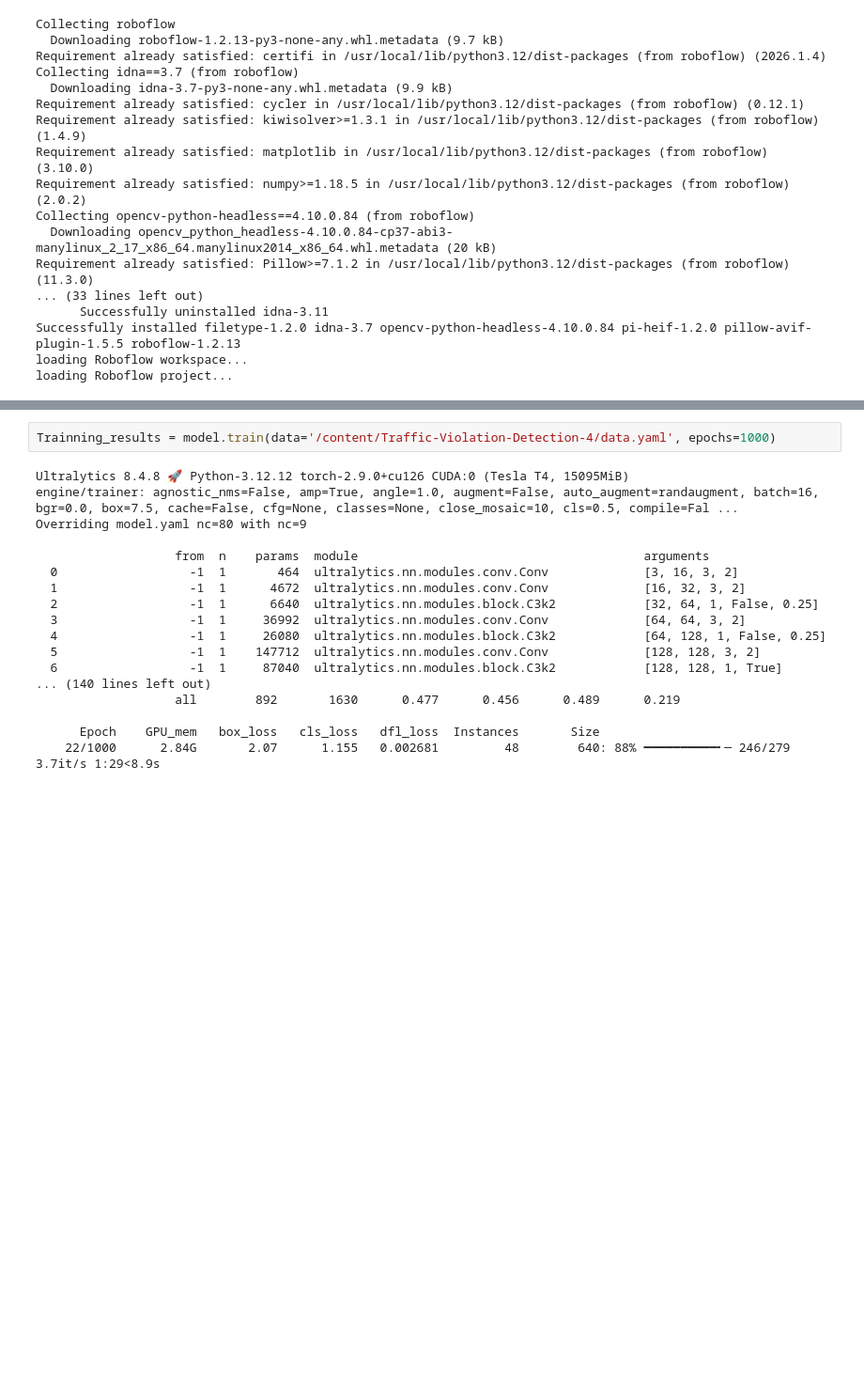
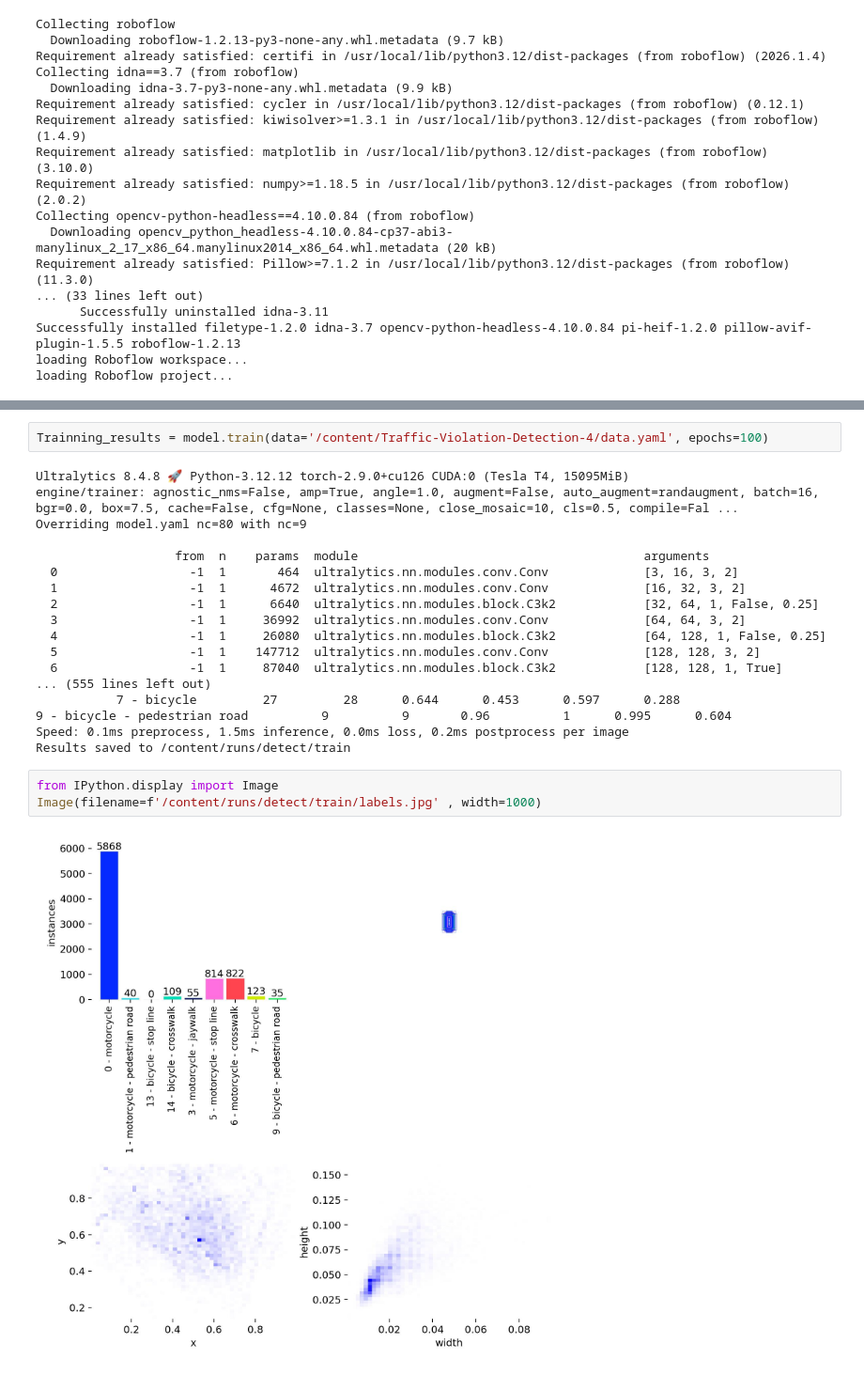
Before and after one commit to ramnoa/NanoTraffic, a Jupyter notebook: Traffic_Violation_.ipynb, the cells around one changed output, grey strips where cells are left out. Shown at 94% size. Saved outputs shown, nothing was run; the diff lists cells and outputs as text; blank space fills up the shorter version.

```diff
--- a/Traffic_Violation_.ipynb
+++ b/Traffic_Violation_.ipynb
@@ -52,7 +52,7 @@ Creating new Ultralytics Settings v0.0.6 file ✅
 View Ultralytics Settings with 'yolo settings' or at '/root/.config/Ultralytics/settings.json'
 Update Settings with 'yolo settings key=value', i.e. 'yolo settings runs_dir=path/to/dir'. For help see https://docs.ultralytics.com/quickstart/#ultralytics-settings.
 # %%
-Trainning_results = model.train(data='/content/Traffic-Violation-Detection-4/data.yaml', epochs=1000)
+Trainning_results = model.train(data='/content/Traffic-Violation-Detection-4/data.yaml', epochs=100)
 # %% [output]
 Ultralytics 8.4.8 🚀 Python-3.12.12 torch-2.9.0+cu126 CUDA:0 (Tesla T4, 15095MiB)
 engine/trainer: agnostic_nms=False, amp=True, angle=1.0, augment=False, auto_augment=randaugment, batch=16, bgr=0.0, box=7.5, cache=False, cfg=None, classes=None, close_mosaic=10, cls=0.5, compile=Fal ...
@@ -66,8 +66,13 @@ Overriding model.yaml nc=80 with nc=9
   4                  -1  1     26080  ultralytics.nn.modules.block.C3k2            [64, 128, 1, False, 0.25]
   5                  -1  1    147712  ultralytics.nn.modules.conv.Conv             [128, 128, 3, 2]
   6                  -1  1     87040  ultralytics.nn.modules.block.C3k2            [128, 128, 1, True]
-... (140 lines left out)
-                   all        892       1630      0.477      0.456      0.489      0.219
-
-      Epoch    GPU_mem   box_loss   cls_loss   dfl_loss  Instances       Size
-    22/1000      2.84G       2.07      1.155   0.002681         48        640: 88% ━━━━━━━━━━╸─ 246/279 3.7it/s 1:29<8.9s
+... (555 lines left out)
+           7 - bicycle         27         28      0.644      0.453      0.597      0.288
+9 - bicycle - pedestrian road          9          9       0.96          1      0.995      0.604
+Speed: 0.1ms preprocess, 1.5ms inference, 0.0ms loss, 0.2ms postprocess per image
+Results saved to /content/runs/detect/train
+# %%
+from IPython.display import Image
+Image(filename=f'/content/runs/detect/train/labels.jpg' , width=1000)
+# %% [output]
+[figure, added]
```
Also changed, not shown: parts of 4 cells of this notebook.
